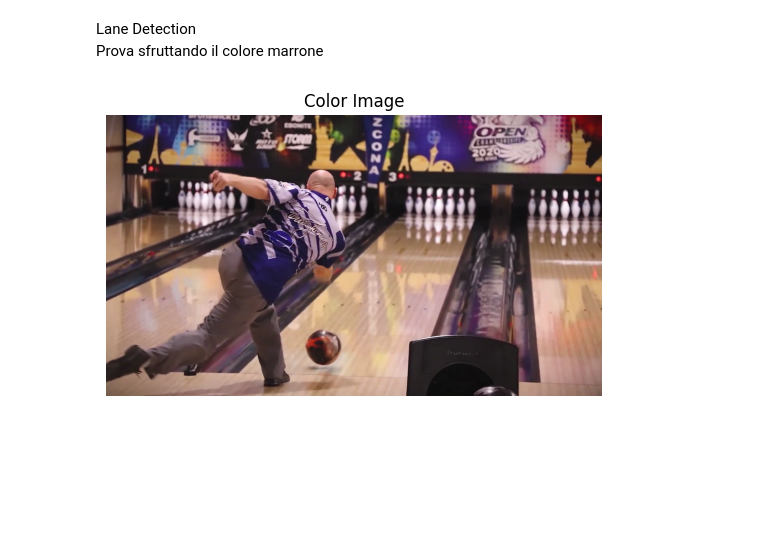
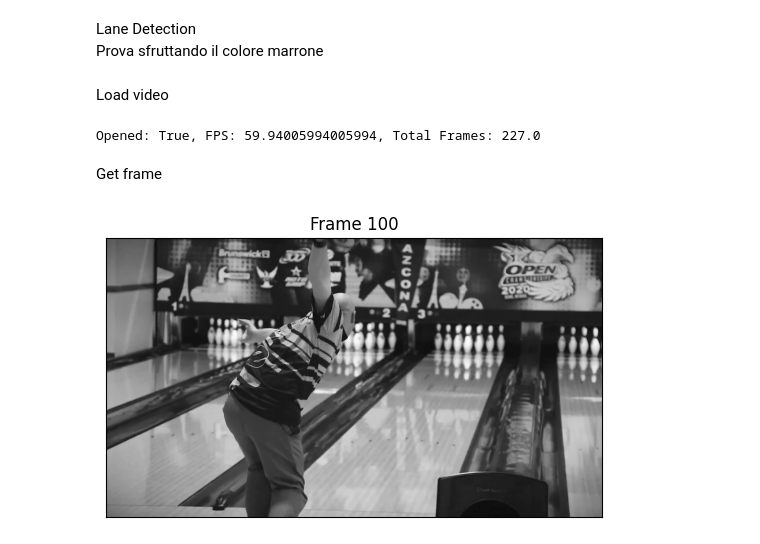
Before and after one commit to CorraPiano/bowling-analysis, a Jupyter notebook: notebook/lane_detection/lane_detection_test_colored.ipynb, the cells around one changed output. Drawn from its saved outputs; the diff is of its cells as text; code cells hidden in the pictures; blank space fills up the shorter version.

```diff
--- a/notebook/lane_detection/lane_detection_test_colored.ipynb
+++ b/notebook/lane_detection/lane_detection_test_colored.ipynb
@@ -1,25 +1,3 @@
 # %% [markdown]
 Lane Detection \
 Prova sfruttando il colore marrone
-# %%
-import cv2
-from pathlib import Path
-import numpy as np
-from matplotlib import pyplot as plt
-import math
-
-# Load the image
-image_path_1 = '/Users/miche/OneDrive/Documenti/GitHub/bowling-analysis/data/recording_1/recording_1_frames/frame00051.png'
-# image_path_2 = '/Users/miche/OneDrive/Documenti/GitHub/bowling-analysis/data/recording_2/frames/frame_2 (10).png'
-image_path_3 = '/Users/miche/OneDrive/Documenti/GitHub/bowling-analysis/data/recording_3/frames/frame_3 (23).png'
-
-# Load the image in color
-image_color = cv2.imread(image_path_3, cv2.IMREAD_COLOR)
-
-# Display the image
-plt.imshow(cv2.cvtColor(image_color, cv2.COLOR_BGR2RGB))
-plt.title('Color Image')
-plt.axis('off')
-plt.show()
-# %% [output]
-[figure, removed]
@@ -26,3 +10,40 @@ plt.show()
+# %% [markdown]
+Load video
+# %%
+# Define the relative path to the video file
+notebook_dir = Path().resolve()
+project_root = notebook_dir.parent.parent
+video_path = project_root / "data" / "recording_3" / "Recording_3_normal_speed.mp4"
+video_path = str(video_path)
+
+# Load the video
+cap = cv2.VideoCapture(video_path)
+
+# Check
+print(f"Opened: {cap.isOpened()}, FPS: {cap.get(cv2.CAP_PROP_FPS)}, Total Frames: {cap.get(cv2.CAP_PROP_FRAME_COUNT)}")
+# %% [output]
+Opened: True, FPS: 59.94005994005994, Total Frames: 227.0
+# %% [markdown]
+Get frame
+# %%
+# Set frame position
+cap.set(cv2.CAP_PROP_POS_FRAMES, 0)
+ret, image_color = cap.read()
+if not ret:
+    print("Failed to read the frame")
+    cap.release()
+    exit()
+
+# grayscale
+image = cv2.cvtColor(image_color, cv2.COLOR_BGR2GRAY)
+
+# Show the image
+plt.imshow(image, cmap='gray')
+plt.title('Frame 100')
+plt.xticks([]), plt.yticks([])
+plt.show()
+# %% [output]
+[figure, added]
 # %%
 # Convert the image to HSV color space
 hsv_image = cv2.cvtColor(image_color, cv2.COLOR_BGR2HSV)
```
Also changed, not shown: parts of 10 cells of this notebook, 2 other files.
